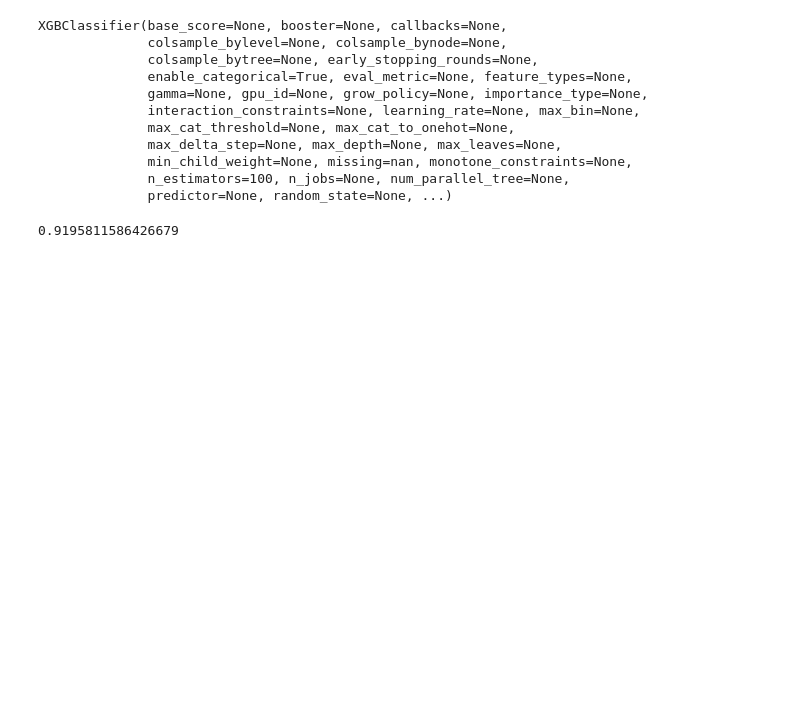
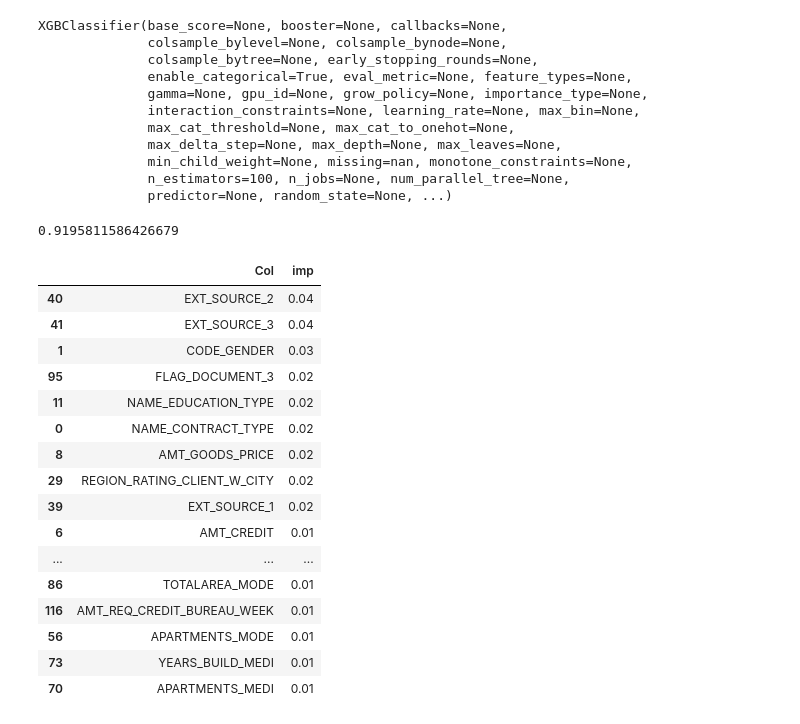
Before and after one commit to harirm85/Hari_ML_workshop, a Jupyter notebook: Home_Credit_Default_Risk.ipynb, the cells around one changed output. Drawn from its saved outputs; the diff is of its cells as text; code cells hidden in the pictures; blank space fills up the shorter version.

```diff
--- a/Home_Credit_Default_Risk.ipynb
+++ b/Home_Credit_Default_Risk.ipynb
@@ -172,3 +172,30 @@ accuracy = bst.score(X_test, y_test)
 print(accuracy)
 # %% [output]
 0.9195811586426679
+# %%
+fi_df = pd.DataFrame()
+
+fi_df['Col'] = feature_columns
+fi_df['imp'] = bst.feature_importances_
+
+fi_df.sort_values(by='imp',ascending=False,inplace=True)
+
+fi_df.head(50)
+# %% [output]
+|  | Col | imp |
+| 40 | EXT_SOURCE_2 | 0.04 |
+| 41 | EXT_SOURCE_3 | 0.04 |
+| 1 | CODE_GENDER | 0.03 |
+| 95 | FLAG_DOCUMENT_3 | 0.02 |
+| 11 | NAME_EDUCATION_TYPE | 0.02 |
+| 0 | NAME_CONTRACT_TYPE | 0.02 |
+| 8 | AMT_GOODS_PRICE | 0.02 |
+| 29 | REGION_RATING_CLIENT_W_CITY | 0.02 |
+| 39 | EXT_SOURCE_1 | 0.02 |
+| 6 | AMT_CREDIT | 0.01 |
+| ... | ... | ... |
+| 86 | TOTALAREA_MODE | 0.01 |
+| 116 | AMT_REQ_CREDIT_BUREAU_WEEK | 0.01 |
+| 56 | APARTMENTS_MODE | 0.01 |
+| 73 | YEARS_BUILD_MEDI | 0.01 |
+| 70 | APARTMENTS_MEDI | 0.01 |
```
Also changed, not shown: parts of 1 cell of this notebook.
